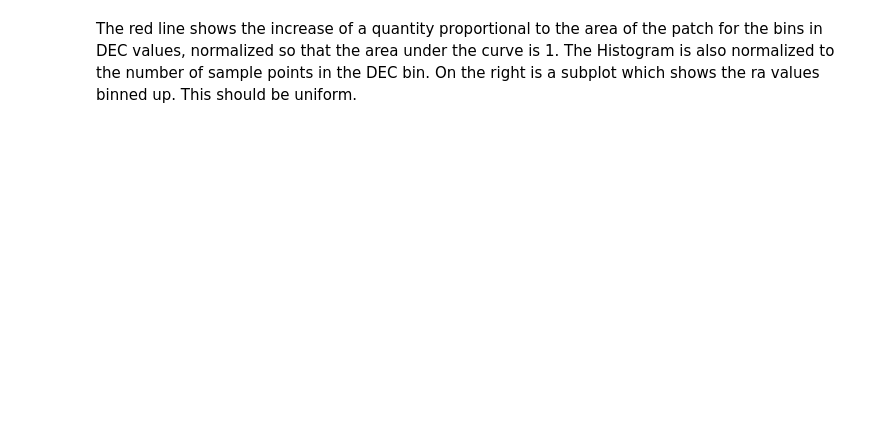
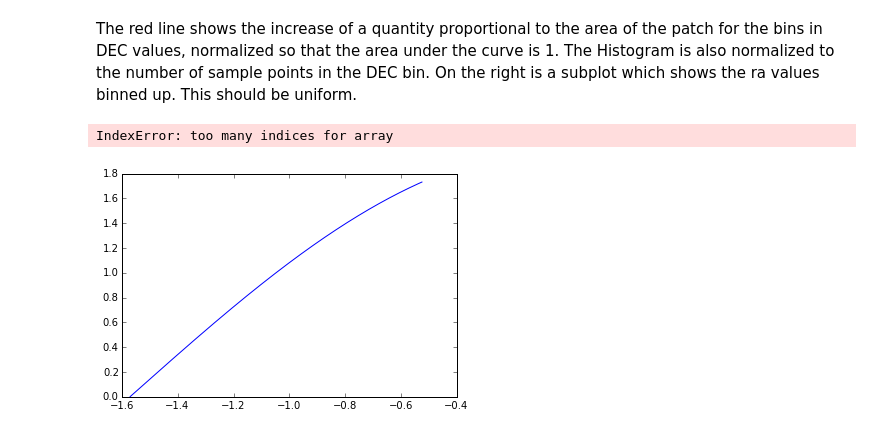
Before and after one commit to lsst-sims/legacy_sims_utils, a Jupyter notebook: examples/Using_samplingFunctions.ipynb, the cells around one changed output. Drawn from its saved outputs; the diff is of its cells as text; code cells hidden in the pictures; blank space fills up the shorter version.

```diff
--- a/examples/Using_samplingFunctions.ipynb
+++ b/examples/Using_samplingFunctions.ipynb
@@ -86,2 +79,8 @@ axs[0,1].set_xlabel('RA Values')
 # %% [markdown]
 The red line shows the increase of a quantity proportional to the area of the patch for the bins in DEC values, normalized so that the area under the curve is 1. The Histogram is also normalized to the number of sample points in the DEC bin. On the right is a subplot which shows the ra values binned up. This should be uniform.
+# %%
+plt.plot(tvals[:-1], areaPropTo(tvals, tshift)[:-1]/normval)
+plt.plot(tvals[:,-1], np.histogram(dense_samps[1], bins=tvals[:-1])[0])
+# %% [output]
+IndexError: too many indices for array
+[figure, added]
```
Also changed, not shown: parts of 17 cells of this notebook.
